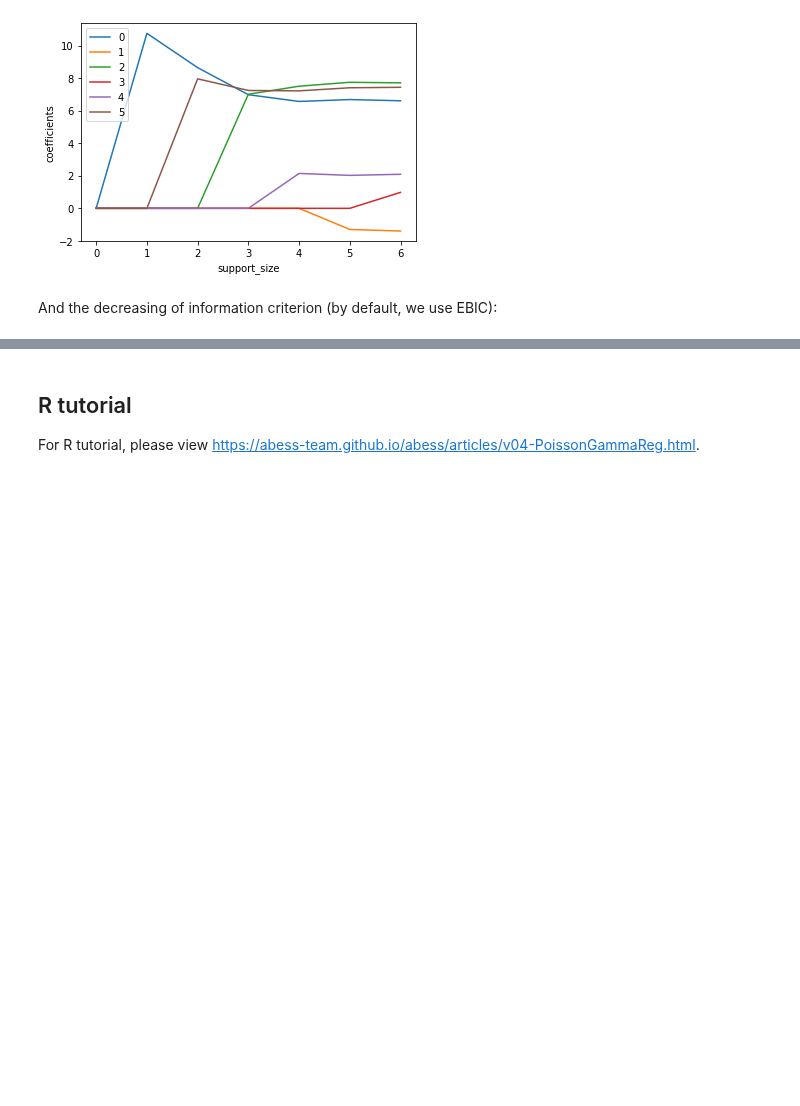
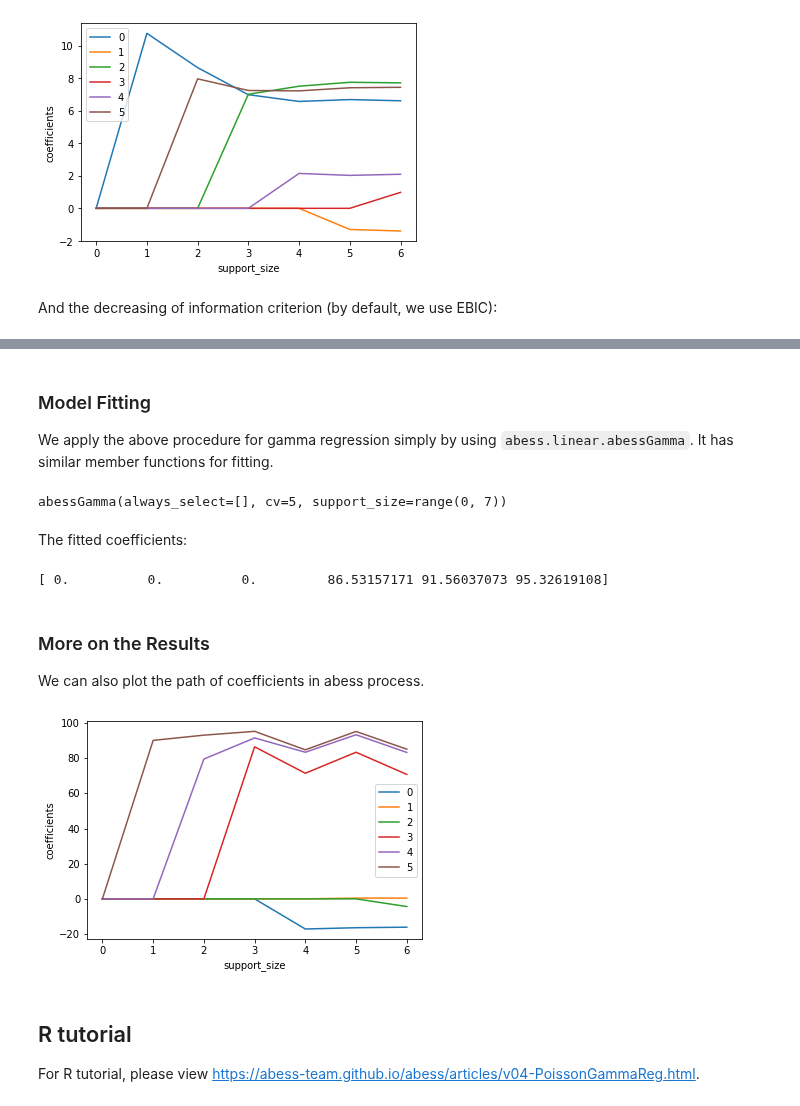
Before and after one commit to abess-team/abess, a Jupyter notebook: docs/Tutorial/Poisson_Gamma.ipynb, the cells around one changed output, grey strips where cells are left out. Cells and saved outputs as stored; diff of their text form; code cells hidden in the pictures; blank space fills up the shorter version.

```diff
--- a/docs/Tutorial/Poisson_Gamma.ipynb
+++ b/docs/Tutorial/Poisson_Gamma.ipynb
@@ -131,3 +150,44 @@ print("real coef:\n", data.coef_)
+# %% [markdown]
+### Model Fitting
+
+We apply the above procedure for gamma regression simply by using `abess.linear.abessGamma`. It has similar member functions for fitting.
+# %%
+from abess.linear import abessGamma
+
+model = abessGamma(support_size=range(7), cv=5) # use CV (fold = 5) for fitting
+model.fit(data.x, data.y)
+# %% [output]
+abessGamma(always_select=[], cv=5, support_size=range(0, 7))
+# %% [markdown]
+The fitted coefficients:
+# %%
+print(model.coef_)
+# %% [output]
+[ 0.          0.          0.         86.53157171 91.56037073 95.32619108]
+# %% [markdown]
+### More on the Results
+
+We can also plot the path of coefficients in abess process.
+# %%
+import matplotlib.pyplot as plt
+
+coef = np.zeros((7, 6))
+loss = np.zeros(7)
+for s in range(7):
+    model = abessGamma(support_size = s)
+    model.fit(data.x, data.y)
+    coef[s, :] = model.coef_
+    loss[s] = model.test_loss_
+
+for i in range(6):
+    plt.plot(coef[:, i], label = i)
+
+plt.xlabel('support_size')
+plt.ylabel('coefficients')
+plt.legend()
+plt.show()
+# %% [output]
+[figure, added]
 # %% [markdown]
 ## R tutorial
 
```
Also changed, not shown: parts of 11 cells of this notebook.
